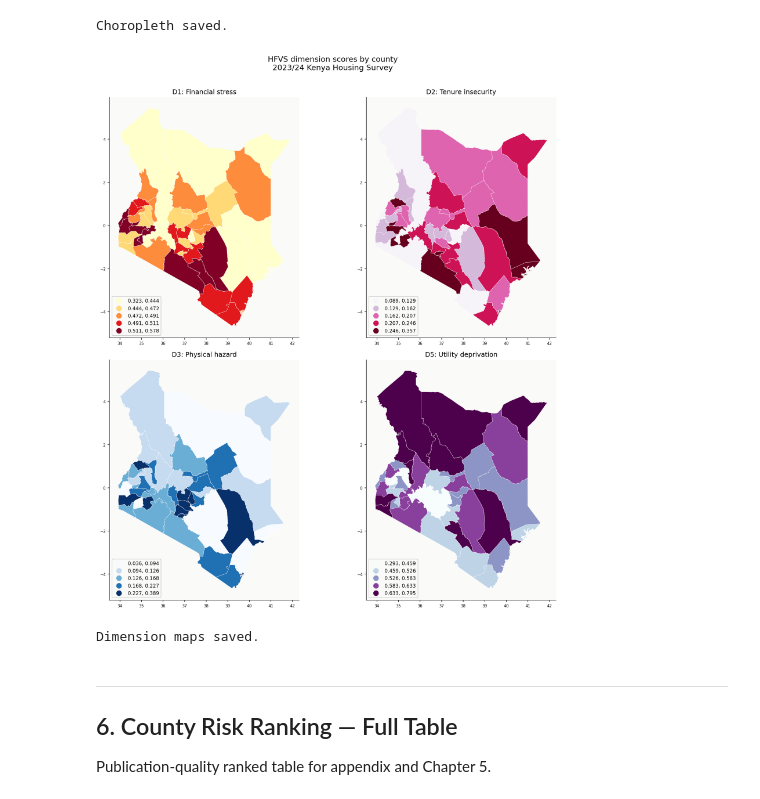
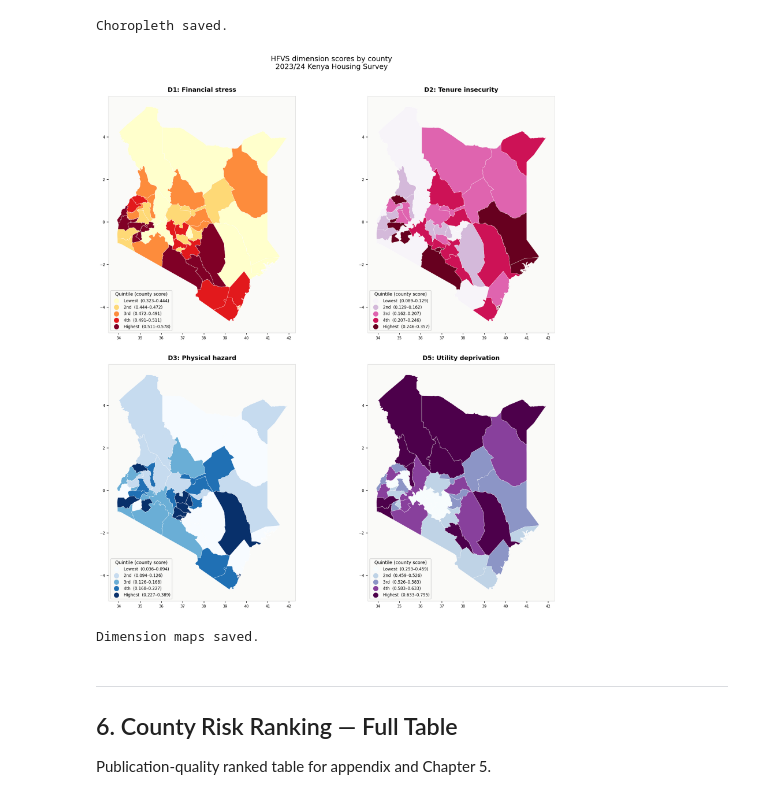
Before and after one commit to VAL-Jerono/KHS_housing_dissertation, a Jupyter notebook: notebooks/04_county_risk_mapping.ipynb, the cells around one changed output. Saved outputs shown, nothing was run; the diff lists cells and outputs as text; code cells hidden in the pictures.

```diff
--- a/notebooks/04_county_risk_mapping.ipynb
+++ b/notebooks/04_county_risk_mapping.ipynb
@@ -631,44 +631,61 @@ print("Choropleth saved.")
 Choropleth saved.
 # %%
 # ── 5.2 Four-panel dimension decomposition map ─────────────────────────
-# Shows which HFVS dimension drives vulnerability in each region
-
 dim_cols = [
     ('mean_d1_financial', 'D1: Financial stress',    'YlOrRd'),
     ('mean_d2_tenure',    'D2: Tenure insecurity',   'PuRd'),
     ('mean_d3_hazard',    'D3: Physical hazard',     'Blues'),
     ('mean_d5_utility',   'D5: Utility deprivation', 'BuPu'),
 ]
 
-fig, axes = plt.subplots(2, 2, figsize=(14, 14))
+quintile_labels = ['Lowest', '2nd', '3rd', '4th', 'Highest']
+
+fig, axes = plt.subplots(2, 2, figsize=(15, 15))
 fig.suptitle(
     'HFVS dimension scores by county\n2023/24 Kenya Housing Survey',
     fontsize=14, fontweight='500', y=1.01
 )
 
 for ax, (col, title, cmap) in zip(axes.flatten(), dim_cols):
     kenya_merged.plot(
-        column    = col,
-        cmap      = cmap,
-        scheme    = 'quantiles',
-        k         = 5,
-        linewidth = 0.4,
-        edgecolor = 'white',
-        legend    = True,
-        legend_kwds = {'fmt': '{:.3f}', 'framealpha': 0.9, 'loc': 'lower left'},
-        ax        = ax,
-        missing_kwds = {'color': '#DDDDDD'},
+        column       = col,
+        cmap         = cmap,
+        scheme       = 'quantiles',
+        k            = 5,
+        linewidth    = 0.4,
+        edgecolor    = 'white',
+        legend       = True,
+        legend_kwds  = {
+            'title'      : 'Quintile (county score)',
+            'title_fontsize': 9,
+            'fontsize'   : 8,
+            'fmt'        : '{:.3f}',
+            'framealpha' : 0.92,
+            'loc'        : 'lower left',
+            'labels'     : [
+                f'{q}  ({kenya_merged[col].quantile(i*0.2):.3f}–{kenya_merged[col].quantile((i+1)*0.2):.3f})'
+                for i, q in enumerate(quintile_labels)
+            ],
+        },
+        ax           = ax,
+        missing_kwds = {'color': '#DDDDDD', 'label': 'No data'},
     )
-    ax.set_title(title, fontsize=12, fontweight='500')
+    ax.set_title(title, fontsize=12, fontweight='600', pad=8)
     ax.tick_params(labelsize=7)
     ax.set_aspect('equal')
 
-plt.tight_layout()
+    # Add a thin border around each panel
+    for spine in ax.spines.values():
+        spine.set_visible(True)
+        spine.set_linewidth(0.5)
+        spine.set_color('#CCCCCC')
+
+plt.tight_layout(h_pad=3, w_pad=2)
 plt.savefig(FIGS / '05b_dimension_maps.png', dpi=180, bbox_inches='tight')
 plt.show()
 print("Dimension maps saved.")
 # %% [output]
-[figure, old version]
+[figure, new version]
 Dimension maps saved.
 # %% [markdown]
 ---
```
Also changed, not shown: parts of 1 cell of this notebook.
